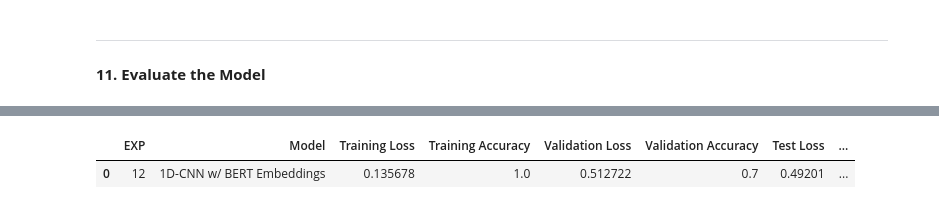
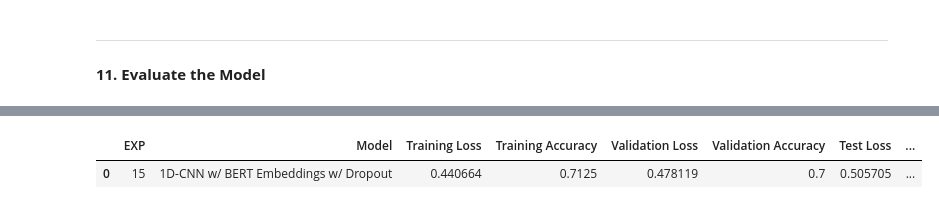
Before and after one commit to stefanjenss/Expanding-Insights-In-Golf-Course-Excellence, a Jupyter notebook: P4-EXP-15_1D-CNN_BERT_DO_V1.ipynb, the cells around one changed output, grey strips where cells are left out. Saved outputs shown, nothing was run; the diff lists cells and outputs as text; code cells hidden in the pictures.

```diff
--- a/P4-EXP-15_1D-CNN_BERT_DO_V1.ipynb
+++ b/P4-EXP-15_1D-CNN_BERT_DO_V1.ipynb
@@ -176,7 +176,7 @@ tf.keras.backend.clear_session()
 
 # Define the callbacks for the model training
 callbacks = [
-    tf.keras.callbacks.ModelCheckpoint("EXP_12_1D-CNN_BERT.keras"),
+    tf.keras.callbacks.ModelCheckpoint("EXP_15_1D-CNN_BERT_DO.keras"),
     tf.keras.callbacks.EarlyStopping(monitor='val_accuracy', patience=3, restore_best_weights=True)
 ]
 
@@ -213,7 +213,7 @@ Training Time: 301.8124768733978 seconds
 **11. Evaluate the Model**
 # %%
 # Load the best model
-model = tf.keras.models.load_model("EXP_12_1D-CNN_BERT.keras")
+model = tf.keras.models.load_model("EXP_15_1D-CNN_BERT_DO.keras")
 
 # Evaluate the model on the test dataset
 test_loss, test_accuracy = model.evaluate(test_ds)
@@ -230,8 +230,8 @@ validation_accuracy = history.history['val_accuracy'][-1]
 """
 # Extract the training history into a pandas DataFrame
 history_df = pd.DataFrame({
-    'EXP': [12],
-    'Model': ['1D-CNN w/ BERT Embeddings'],
+    'EXP': [15],
+    'Model': ['1D-CNN w/ BERT Embeddings w/ Dropout'],
     'Training Loss': [training_loss],
     'Training Accuracy': [training_accuracy],
     'Validation Loss': [validation_loss],
@@ -249,2 +249,2 @@ Test Loss: 0.49200958013534546, Test Accuracy: 0.75
 |  | EXP | Model | Training Loss | Training Accuracy | Validation Loss | Validation Accuracy | Test Loss | ... |
-| 0 | 12 | 1D-CNN w/ BERT Embeddings | 0.135678 | 1.0 | 0.512722 | 0.7 | 0.49201 | ... |
+| 0 | 15 | 1D-CNN w/ BERT Embeddings w/ Dropout | 0.440664 | 0.7125 | 0.478119 | 0.7 | 0.505705 | ... |
```
Also changed, not shown: parts of 4 cells of this notebook.
